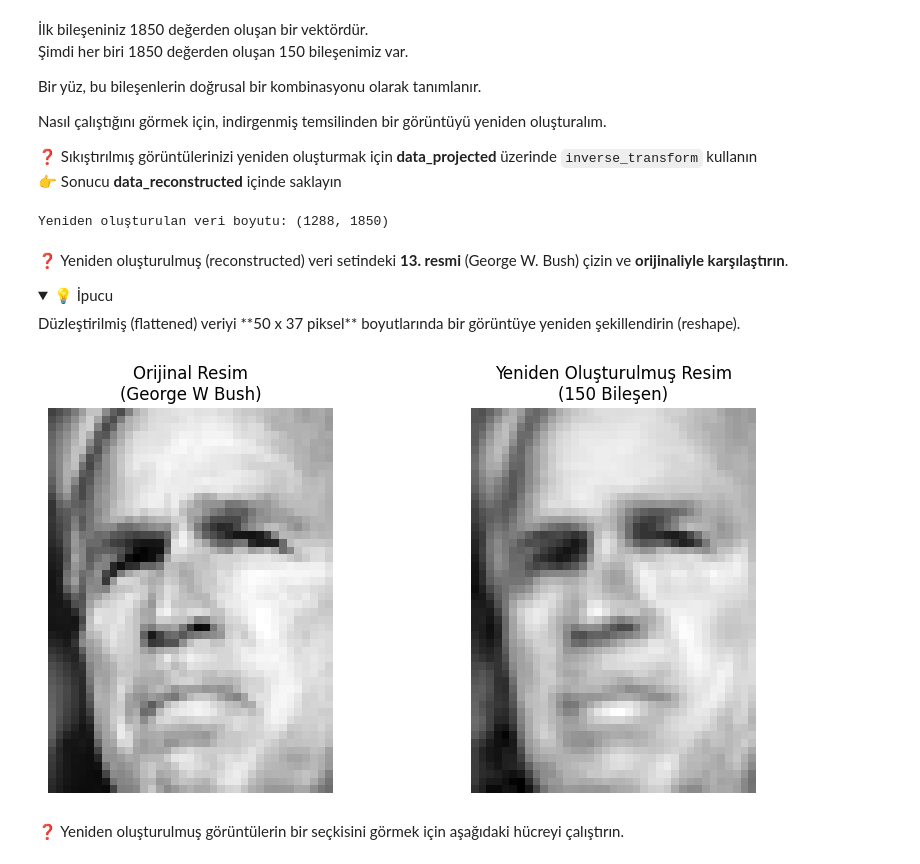
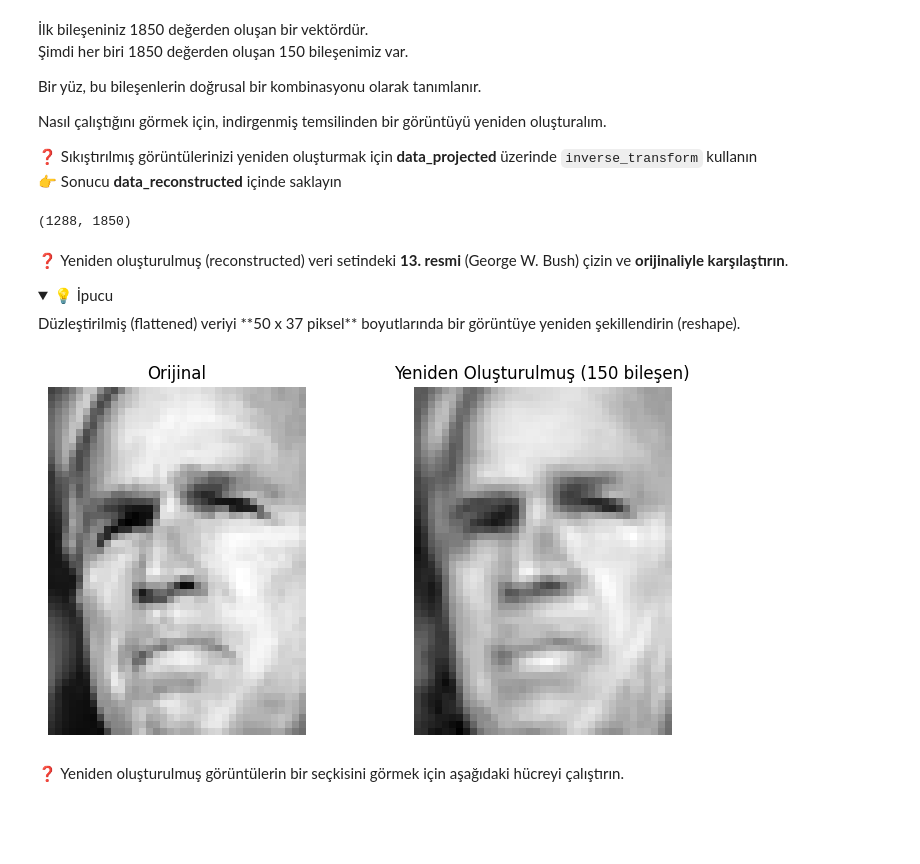
Before and after one commit to busraakyuz-create/face-recognition-pca-svm, a Jupyter notebook: face_recognition.ipynb, the cells around one changed output. Saved outputs shown, nothing was run; the diff lists cells and outputs as text; code cells hidden in the pictures; folded sections open; blank space fills up the shorter version.

Commit message:
Add completed face recognition and PCA warm-up notebooks

```diff
--- a/face_recognition.ipynb
+++ b/face_recognition.ipynb
@@ -161,0 +130,14 @@ Sıkıştırılmış veri boyutu: (1288, 150)
+# %%
+from sklearn.decomposition import PCA
+
+pca = PCA(n_components=150)
+pca.fit(faces.data)
+
+data_projected = pca.transform(faces.data)
+data_projected.shape
+
+pca = PCA(n_components=150)
+pca.fit(faces.data)
+
+data_projected = pca.transform(faces.data)
+data_projected.shape
@@ -189,14 +170,11 @@ Nasıl çalıştığını görmek için, indirgenmiş temsilinden bir görüntü
 
 ❓ Sıkıştırılmış görüntülerinizi yeniden oluşturmak için **data_projected** üzerinde `inverse_transform` kullanın
 👉 Sonucu **data_reconstructed** içinde saklayın
-# %%
-# Sıkıştırılmış veriden orijinal pikselleri geri üretelim
-data_reconstructed = pca.inverse_transform(data_projected)
-
-# Yeni oluşan matrisin boyutunu kontrol edelim
-print(f"Yeniden oluşturulan veri boyutu: {data_reconstructed.shape}")
-# %% [output]
-Yeniden oluşturulan veri boyutu: (1288, 1850)
+# %%
+data_reconstructed = pca.inverse_transform(data_projected)
+data_reconstructed.shape
+# %% [output]
+(1288, 1850)
 # %% [markdown]
 ❓ Yeniden oluşturulmuş (reconstructed) veri setindeki **13. resmi** (George W. Bush) çizin ve **orijinaliyle karşılaştırın**.
 
@@ -205,24 +183,22 @@ Yeniden oluşturulan veri boyutu: (1288, 1850)
 Düzleştirilmiş (flattened) veriyi **50 x 37 piksel** boyutlarında bir görüntüye yeniden şekillendirin (reshape).
 </details>
 # %%
-# 1. Yan yana iki grafik alanı oluşturalım
-fig, ax = plt.subplots(1, 2, figsize=(10, 5))
+fig, axes = plt.subplots(1, 2, figsize=(8, 4))
 
-# 2. Orijinal 13. resmi çizdirelim (İndis: 12)
-original_image = faces.data[12].reshape(50, 37)
-ax[0].imshow(original_image, cmap='gray')
-ax[0].set_title(f"Orijinal Resim\n({faces.target_names[faces.target[12]]})")
-ax[0].axis('off')
+# Orijinal görüntü
+axes[0].imshow(faces.data[12].reshape(50, 37), cmap='gray')
+axes[0].set_title("Orijinal")
+axes[0].axis('off')
 
-# 3. PCA sonrası yeniden oluşturulmuş (reconstructed) 13. resmi çizdirelim (İndis: 12)
-reconstructed_image = data_reconstructed[12].reshape(50, 37)
-ax[1].imshow(reconstructed_image, cmap='gray')
-ax[1].set_title("Yeniden Oluşturulmuş Resim\n(150 Bileşen)")
-ax[1].axis('off')
+# Yeniden oluşturulmuş (reconstructed) görüntü
+axes[1].imshow(data_reconstructed[12].reshape(50, 37), cmap='gray')
+axes[1].set_title("Yeniden Oluşturulmuş (150 bileşen)")
+axes[1].axis('off')
 
+plt.tight_layout()
 plt.show()
 # %% [output]
-[figure, old version]
+[figure, new version]
 # %% [markdown]
 ❓ Yeniden oluşturulmuş görüntülerin bir seçkisini görmek için aşağıdaki hücreyi çalıştırın.
 # %%
```
Also changed, not shown: parts of 44 cells of this notebook, 1 other file.
